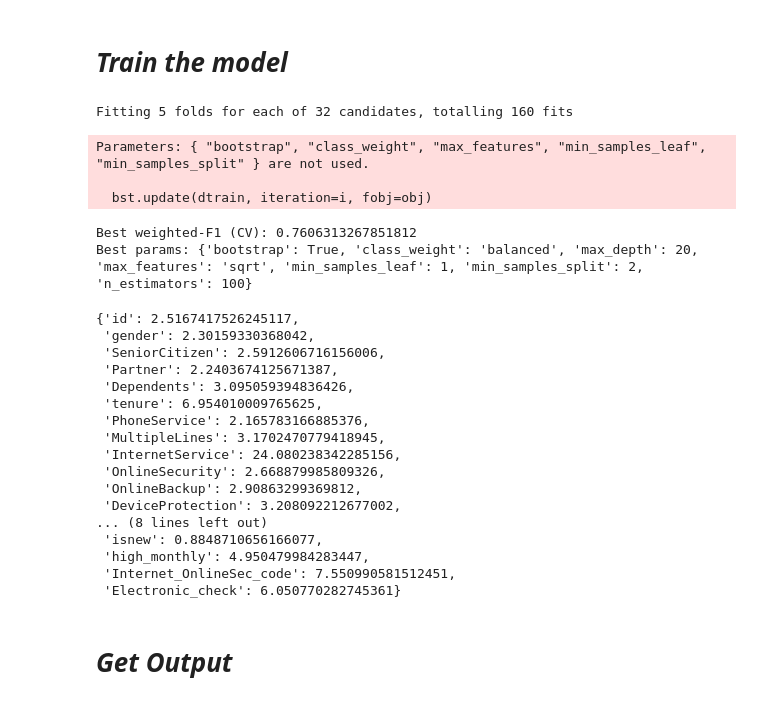
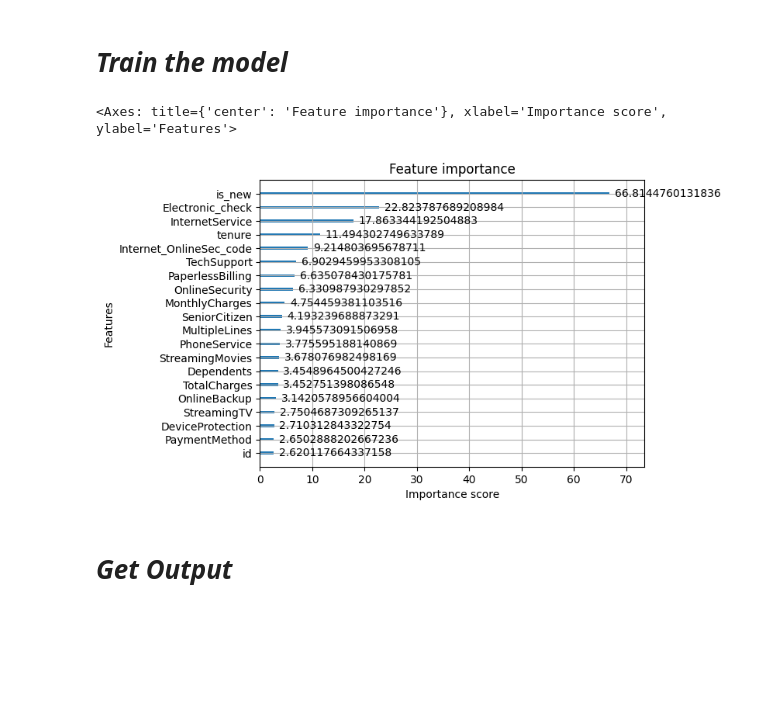
Before and after one commit to alwaysneedhelp/AI-Challenge, a Jupyter notebook: AI_Challenge_1(2).ipynb, the cells around one changed output. Drawn from its saved outputs; the diff is of its cells as text; code cells hidden in the pictures; blank space fills up the shorter version.

Commit message:
The best solution I could squeeze out of this problem

```diff
--- a/AI_Challenge_1(2).ipynb
+++ b/AI_Challenge_1(2).ipynb
@@ -161,69 +146,6 @@ plt.show()
 # %%
 X = df.drop('Churn', axis=1)
 y = df['Churn']
-x_train, x_test, y_train, y_test = train_test_split(X, y, test_size=0.2, random_state=42)
+#x_train, x_test, y_train, y_test = train_test_split(X, y, test_size=0.2, random_state=42)
+x_train = X
+y_train = y
-# %%
-skf = StratifiedKFold(n_splits=5, shuffle=True, random_state=42)
-
-rf = XGBClassifier(
-    random_state=42,
-    n_jobs=-1,
-)
-
-param_grid = {
-    "n_estimators": [100, 300],       # fewer options
-    "max_depth": [20, 40],          # shallow vs deep
-    "min_samples_split": [2, 5],      # typical values
-    "min_samples_leaf": [1, 2],       # small set
-    "max_features": ["sqrt", "log2"], # drop the float
-    "bootstrap": [True],              # keep one option
-    "class_weight": ["balanced"]      # assume imbalance
-}
-
-grid = GridSearchCV(
-    estimator=rf,
-    param_grid=param_grid,
-    scoring="f1_weighted",
-    cv=skf,
-    n_jobs=-1,
-    verbose=1
-)
-
-grid.fit(x_train, y_train)
-
-print("Best weighted-F1 (CV):", grid.best_score_)
-print("Best params:", grid.best_params_)
-
-best_model = grid.best_estimator_
-# %% [output]
-Fitting 5 folds for each of 32 candidates, totalling 160 fits
-Parameters: { "bootstrap", "class_weight", "max_features", "min_samples_leaf", "min_samples_split" } are not used.
-
-  bst.update(dtrain, iteration=i, fobj=obj)
-Best weighted-F1 (CV): 0.7606313267851812
-Best params: {'bootstrap': True, 'class_weight': 'balanced', 'max_depth': 20, 'max_features': 'sqrt', 'min_samples_leaf': 1, 'min_samples_split': 2, 'n_estimators': 100}
-# %%
-importances = {}
-for i in range(len(best_model.feature_importances_)):
-  importances[df.columns[i]] = float(best_model.feature_importances_[i]*100)
-
-
-importances
-# %% [output]
-{'id': 2.5167417526245117,
- 'gender': 2.30159330368042,
- 'SeniorCitizen': 2.5912606716156006,
- 'Partner': 2.2403674125671387,
- 'Dependents': 3.095059394836426,
- 'tenure': 6.954010009765625,
- 'PhoneService': 2.165783166885376,
- 'MultipleLines': 3.1702470779418945,
- 'InternetService': 24.080238342285156,
- 'OnlineSecurity': 2.668879985809326,
- 'OnlineBackup': 2.90863299369812,
- 'DeviceProtection': 3.208092212677002,
-... (8 lines left out)
- 'isnew': 0.8848710656166077,
- 'high_monthly': 4.950479984283447,
- 'Internet_OnlineSec_code': 7.550990581512451,
- 'Electronic_check': 6.050770282745361}
@@ -230,3 +192,13 @@ importances
+# %%
+from xgboost import plot_importance
+
+importances = best_model.get_booster().get_score(importance_type="weight")
+
+# As a plot
+plot_importance(best_model, importance_type="gain", max_num_features=20)
+# %% [output]
+<Axes: title={'center': 'Feature importance'}, xlabel='Importance score', ylabel='Features'>
+[figure, added]
 # %% [markdown]
 # ***Get Output***
 # %%
```
Also changed, not shown: parts of 9 cells of this notebook.
